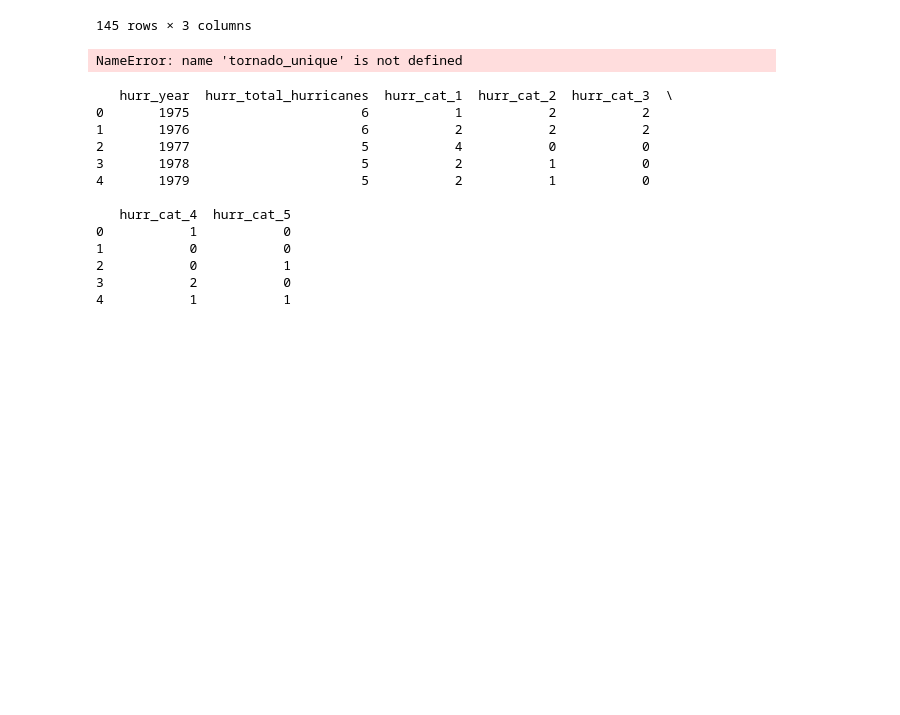
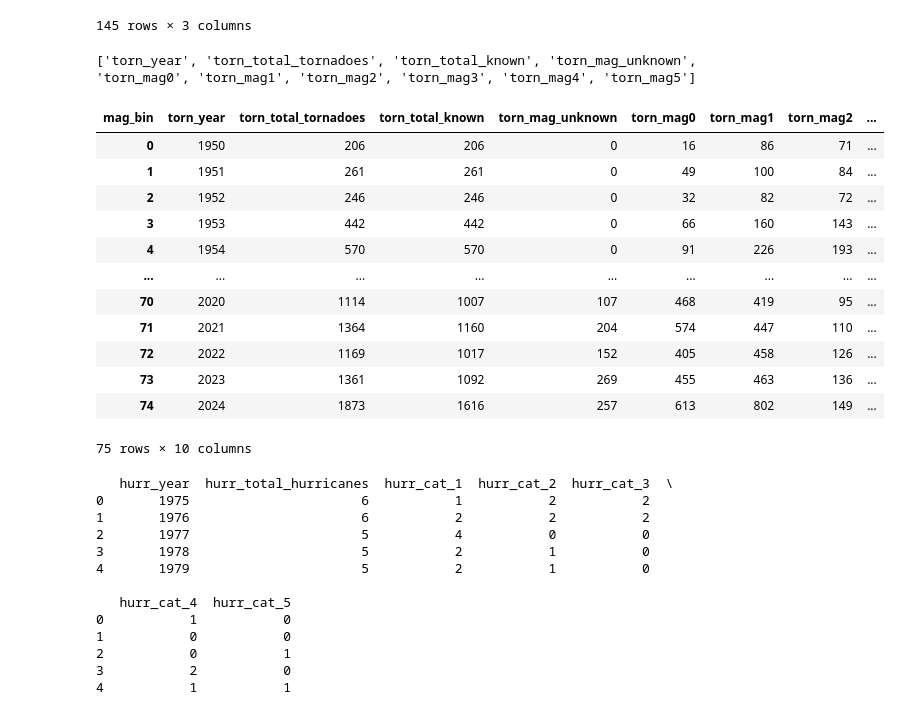
Before and after one commit to greggmaloy/608, a Jupyter notebook: Data_608_Assignment_512.ipynb, the cells around one changed output. Saved outputs shown, nothing was run; the diff lists cells and outputs as text; code cells hidden in the pictures; blank space fills up the shorter version.

```diff
--- a/Data_608_Assignment_512.ipynb
+++ b/Data_608_Assignment_512.ipynb
@@ -100,6 +100,22 @@ dtype: int64
 #tornado file cleanup
 
 # --- Annual wide table: total + counts by magnitude (one row per year) ---
+
+import pandas as pd
+import numpy as np
+
+# starting from df_torn (your raw tornado CSV)
+tornado_unique = (
+    df_torn.rename(columns=str.strip)
+           .assign(
+               yr = pd.to_numeric(df_torn["yr"], errors="coerce"),
+               mag = pd.to_numeric(df_torn["mag"], errors="coerce")
+           )
+           .dropna(subset=["yr"])
+           .astype({"yr": "int32"})
+           .reset_index(drop=True)
+)
+
 
 # Bin magnitude: keep 0..5 as ints; everything else (NaN or -9) -> -1 "Unknown"
 tornado_unique["mag_bin"] = np.where(
@@ -122,34 +138,47 @@ counts_wide = (
       .reset_index(names="Year")
 )
 
 # Totals
 counts_wide["Total_Tornadoes"] = (
     counts_wide[["Mag_Unknown","Mag0","Mag1","Mag2","Mag3","Mag4","Mag5"]].sum(axis=1)
 )
 counts_wide["Total_Known"] = (
     counts_wide[["Mag0","Mag1","Mag2","Mag3","Mag4","Mag5"]].sum(axis=1)
 )
 
 # Optional: sort and reorder columns
 counts_wide = counts_wide.sort_values("Year").loc[:, [
     "Year", "Total_Tornadoes", "Total_Known",
     "Mag_Unknown", "Mag0", "Mag1", "Mag2", "Mag3", "Mag4", "Mag5"
 ]].reset_index(drop=True)
 
 counts_wide.head()
 
 import re
 
 torn_final = counts_wide.rename(
     columns=lambda c: "torn_" + re.sub(r'[^0-9a-zA-Z]+', '_', str(c).strip().lower()).strip('_')
 )
 
 # Quick check
 print(list(torn_final.columns))
 
 torn_final
 # %% [output]
-NameError: name 'tornado_unique' is not defined
+['torn_year', 'torn_total_tornadoes', 'torn_total_known', 'torn_mag_unknown', 'torn_mag0', 'torn_mag1', 'torn_mag2', 'torn_mag3', 'torn_mag4', 'torn_mag5']
+| mag_bin | torn_year | torn_total_tornadoes | torn_total_known | torn_mag_unknown | torn_mag0 | torn_mag1 | torn_mag2 | ... |
+| 0 | 1950 | 206 | 206 | 0 | 16 | 86 | 71 | ... |
+| 1 | 1951 | 261 | 261 | 0 | 49 | 100 | 84 | ... |
+| 2 | 1952 | 246 | 246 | 0 | 32 | 82 | 72 | ... |
+| 3 | 1953 | 442 | 442 | 0 | 66 | 160 | 143 | ... |
+| 4 | 1954 | 570 | 570 | 0 | 91 | 226 | 193 | ... |
+| ... | ... | ... | ... | ... | ... | ... | ... | ... |
+| 70 | 2020 | 1114 | 1007 | 107 | 468 | 419 | 95 | ... |
+| 71 | 2021 | 1364 | 1160 | 204 | 574 | 447 | 110 | ... |
+| 72 | 2022 | 1169 | 1017 | 152 | 405 | 458 | 126 | ... |
+| 73 | 2023 | 1361 | 1092 | 269 | 455 | 463 | 136 | ... |
+| 74 | 2024 | 1873 | 1616 | 257 | 613 | 802 | 149 | ... |
+75 rows × 10 columns
 # %%
 #hurrican cleanup
 
```
Also changed, not shown: parts of 1 cell of this notebook.
